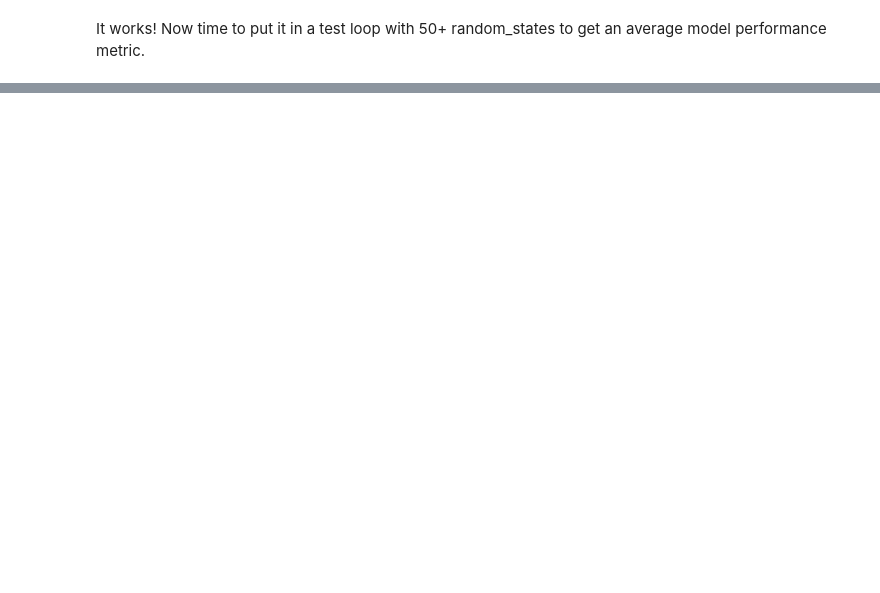
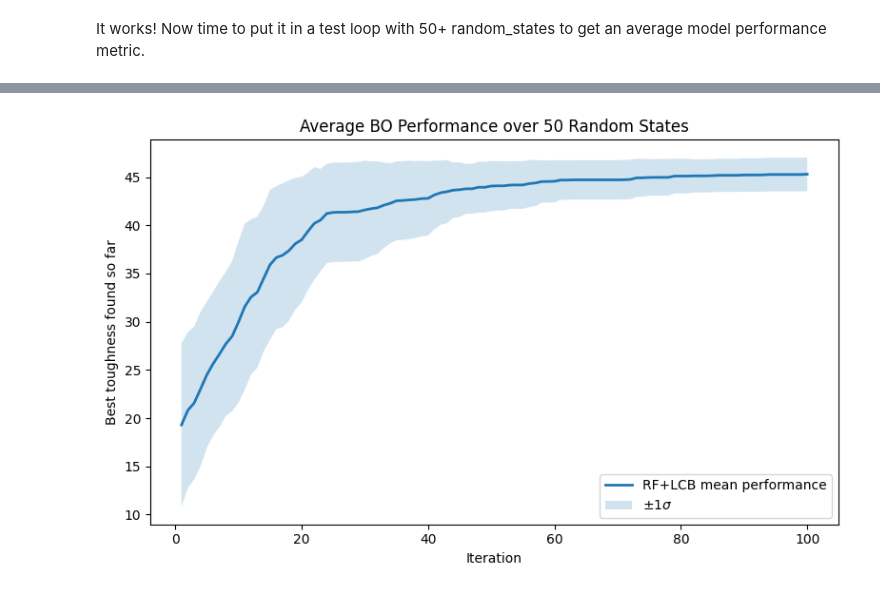
Before and after one commit to eschulze22/SE5602-Group4-FinalProject, a Jupyter notebook: SE5602_Final_Project_Group4.ipynb, the cells around one changed output, grey strips where cells are left out. Saved outputs shown, nothing was run; the diff lists cells and outputs as text; code cells hidden in the pictures; blank space fills up the shorter version.

```diff
--- a/SE5602_Final_Project_Group4.ipynb
+++ b/SE5602_Final_Project_Group4.ipynb
@@ -200,0 +253,22 @@ It works! Now time to put it in a test loop with 50+ random_states to get an ave
+# %%
+# Plot resulting curves
+x = np.arange(1,n_iter+1)
+
+plt.figure(figsize=(8,5))
+plt.plot(x,mean_result,label="RF+LCB mean performance", linewidth=2)
+plt.fill_between(
+    x,
+    mean_result - std_result,
+    mean_result + std_result,
+    alpha=0.2,
+    label=r"±1$\sigma$"
+)
+
+plt.xlabel("Iteration")
+plt.ylabel("Best toughness found so far")
+plt.title("Average BO Performance over 50 Random States")
+plt.legend()
+plt.tight_layout()
+plt.show()
+# %% [output]
+[figure, added]
```
Also changed, not shown: parts of 4 cells of this notebook.
